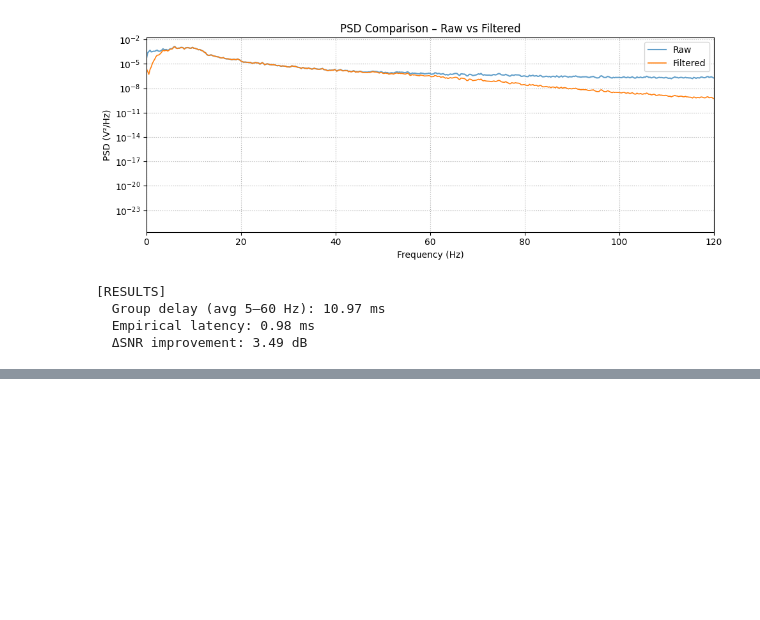
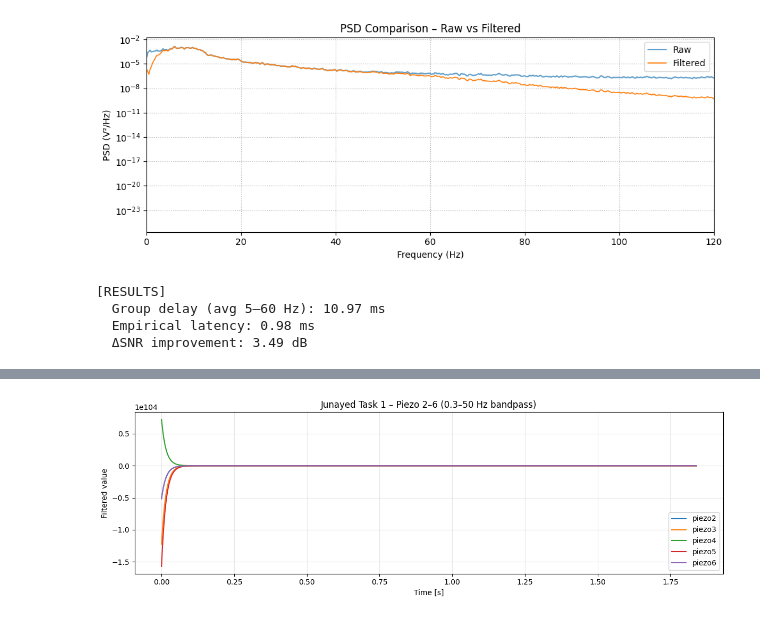
Before and after one commit to Amd36/exoskeleton, a Jupyter notebook: filter_test.ipynb, the cells around one changed output, grey strips where cells are left out. Saved outputs shown, nothing was run; the diff lists cells and outputs as text; code cells hidden in the pictures; blank space fills up the shorter version.

```diff
--- a/filter_test.ipynb
+++ b/filter_test.ipynb
@@ -113,0 +198,94 @@ plt.show()
+# %%
+import numpy as np
+import pandas as pd
+import matplotlib.pyplot as plt
+from scipy.signal import butter, filtfilt
+
+# ----------------- CONFIG -----------------
+data_root = "saved_data/junayed"
+task_ids = [1, 2, 3, 4, 5]     # change if needed
+
+lowcut = 0.045    # Hz
+highcut = 7.5  # Hz
+filter_order = 6
+# ------------------------------------------
+
+
+def estimate_fs(t):
+    """Estimate sampling frequency from timestamp array."""
+    dt = np.median(np.diff(t))
+    return 1.0 / dt
+
+
+def design_bandpass(lowcut, highcut, fs, order=6):
+    nyq = 0.5 * fs
+    low = lowcut / nyq
+    high = highcut / nyq
+    b, a = butter(order, [low, high], btype="band")
+    return b, a
+
+
+def bandpass_series(x, b, a):
+    """Remove DC, then apply zero-phase bandpass."""
+    x = np.asarray(x, dtype=float)
+    x = x - np.mean(x)          # DC removal
+    return filtfilt(b, a, x)
+
+
+def plot_group(t, df, cols, title):
+    plt.figure(figsize=(12, 4))
+    for c in cols:
+        if c in df.columns:
+            y = bandpass_series(df[c].values, b, a)
+            plt.plot(t, y, label=c)
+    plt.title(title)
+    plt.xlabel("Time [s]")
+    plt.ylabel("Filtered value")
+    plt.grid(True, alpha=0.3)
+    plt.legend(loc="best")
+    plt.tight_layout()
+    plt.show()
+
+
+for task_id in task_ids:
+    path = f"{data_root}/junayed_task_{task_id}.csv"
+    df = pd.read_csv(path)
+
+    t = df["timestamp"].values
+    # fs = estimate_fs(t)
+    fs = 1000
+
+    b, a = design_bandpass(lowcut, highcut, fs, order=filter_order)
+
+    print(f"Task {task_id}: estimated fs ≈ {fs:.2f} Hz")
+
+    # Columns
+    piezo_cols = [f"piezo{i}" for i in range(2, 7)]
+    acc_cols   = ["acc_x", "acc_y", "acc_z"]
+    gyro_cols  = ["gyro_x", "gyro_y", "gyro_z"]
+    mag_cols   = ["mag_x", "mag_y", "mag_z"]
+
+    # 1) Piezo 2–6
+    plot_group(
+        t, df, piezo_cols,
+        f"Junayed Task {task_id} – Piezo 2–6 (0.3–50 Hz bandpass)"
+    )
+
+    # 2) Accelerometer
+    plot_group(
+        t, df, acc_cols,
+        f"Junayed Task {task_id} – Accelerometer (0.3–50 Hz bandpass)"
+    )
+
+    # 3) Gyroscope
+    plot_group(
+        t, df, gyro_cols,
+        f"Junayed Task {task_id} – Gyroscope (0.3–50 Hz bandpass)"
+    )
+
+    # 4) Magnetometer
+    plot_group(
+        t, df, mag_cols,
+        f"Junayed Task {task_id} – Magnetometer (0.3–50 Hz bandpass)"
+    )
+# %% [output]
@@ -113,0 +293 @@ plt.show()
+[figure, added]
```
Also changed, not shown: parts of 3 cells of this notebook, 45 other files.
